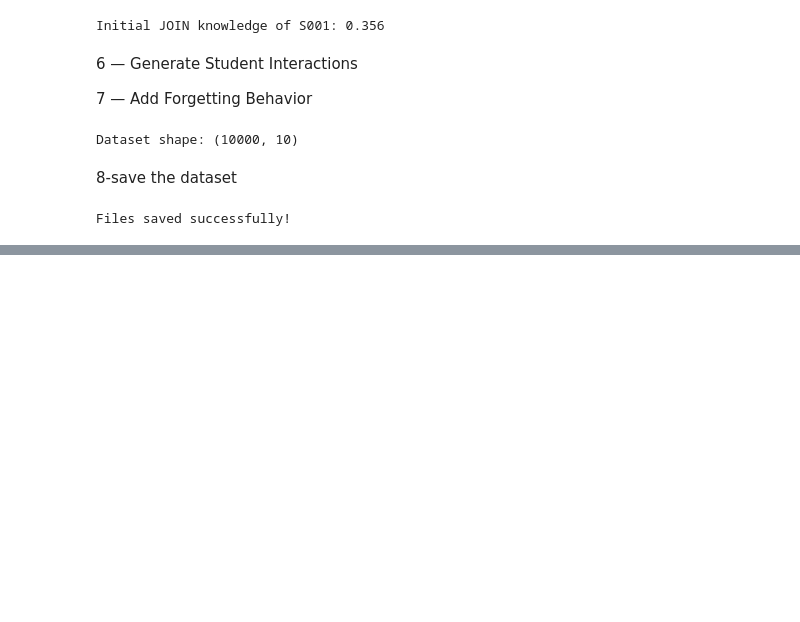
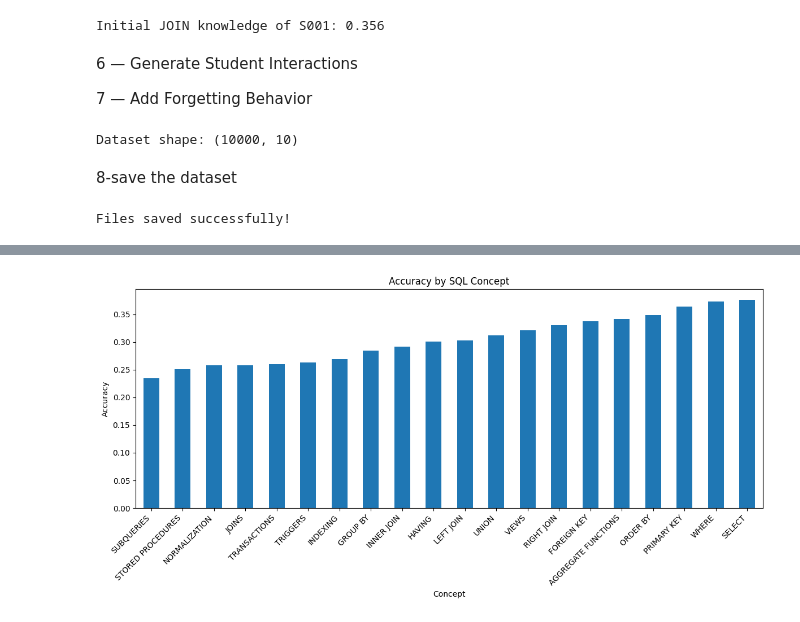
Before and after one commit to AZ07-coder/Student-Learning-Digital-Twin, a Jupyter notebook: 01_data_generation.ipynb, the cells around one changed output, grey strips where cells are left out. Saved outputs shown, nothing was run; the diff lists cells and outputs as text; code cells hidden in the pictures; blank space fills up the shorter version.

```diff
--- a/01_data_generation.ipynb
+++ b/01_data_generation.ipynb
@@ -340,3 +340,7 @@ questions_df.to_csv(
 print("Files saved successfully!")
 # %% [output]
 Files saved successfully!
+# %%
+df = pd.read_csv("learntwin_student_interactions.csv")
+
+df.head()
@@ -342,0 +403,8 @@ Files saved successfully!
+# %%
+concept_accuracy = (
+    df.groupby("concept")["correct"]
+    .mean()
+    .sort_values()
+)
+
+concept_accuracy
@@ -342,0 +429,14 @@ Files saved successfully!
+# %%
+plt.figure(figsize=(12, 6))
+
+concept_accuracy.plot(kind="bar")
+
+plt.title("Accuracy by SQL Concept")
+plt.xlabel("Concept")
+plt.ylabel("Accuracy")
+
+plt.xticks(rotation=45, ha="right")
+plt.tight_layout()
+plt.show()
+# %% [output]
+[figure, added]
```
Also changed, not shown: parts of 7 cells of this notebook, 1 other file.
